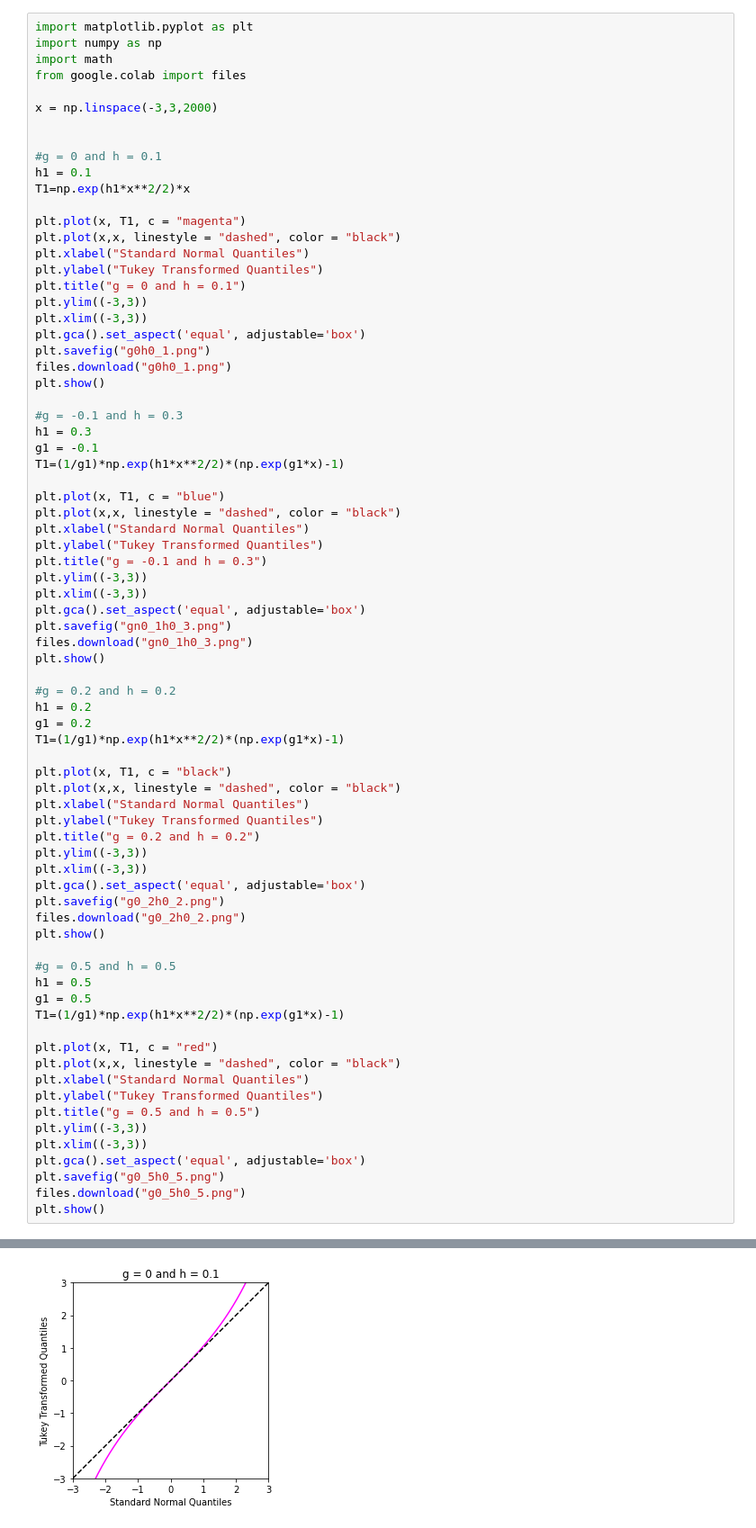
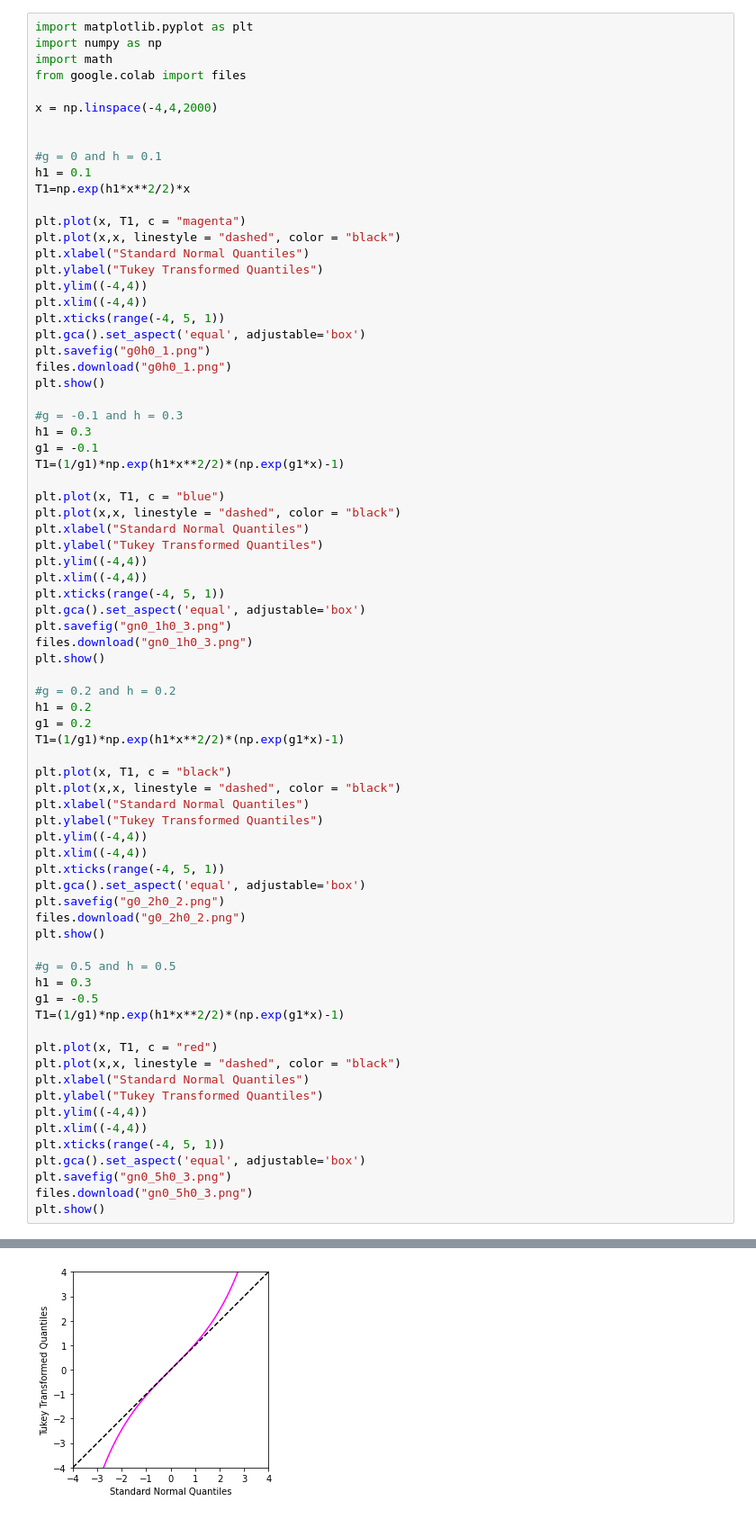
Before and after one commit to QuantLet/Tukey, a Jupyter notebook: TukeyTransformPlot/TukeyTransformPlot.ipynb, the cells around one changed output, grey strips where cells are left out. Shown at 90% size. Drawn from its saved outputs; the diff is of its cells as text.

```diff
--- a/TukeyTransformPlot/TukeyTransformPlot.ipynb
+++ b/TukeyTransformPlot/TukeyTransformPlot.ipynb
@@ -6,7 +6,7 @@ import numpy as np
 import math
 from google.colab import files
 
-x = np.linspace(-3,3,2000)
+x = np.linspace(-4,4,2000)
 
 
 #g = 0 and h = 0.1
@@ -17,9 +17,9 @@ plt.plot(x, T1, c = "magenta")
 plt.plot(x,x, linestyle = "dashed", color = "black")
 plt.xlabel("Standard Normal Quantiles")
 plt.ylabel("Tukey Transformed Quantiles")
-plt.title("g = 0 and h = 0.1")
-plt.ylim((-3,3))
-plt.xlim((-3,3))
+plt.ylim((-4,4))
+plt.xlim((-4,4))
+plt.xticks(range(-4, 5, 1))
 plt.gca().set_aspect('equal', adjustable='box')
 plt.savefig("g0h0_1.png")
 files.download("g0h0_1.png")
@@ -34,50 +34,50 @@ plt.plot(x, T1, c = "blue")
 plt.plot(x,x, linestyle = "dashed", color = "black")
 plt.xlabel("Standard Normal Quantiles")
 plt.ylabel("Tukey Transformed Quantiles")
-plt.title("g = -0.1 and h = 0.3")
-plt.ylim((-3,3))
-plt.xlim((-3,3))
+plt.ylim((-4,4))
+plt.xlim((-4,4))
+plt.xticks(range(-4, 5, 1))
 plt.gca().set_aspect('equal', adjustable='box')
 plt.savefig("gn0_1h0_3.png")
 files.download("gn0_1h0_3.png")
 plt.show()
 
 #g = 0.2 and h = 0.2
 h1 = 0.2
 g1 = 0.2
 T1=(1/g1)*np.exp(h1*x**2/2)*(np.exp(g1*x)-1)
 
 plt.plot(x, T1, c = "black")
 plt.plot(x,x, linestyle = "dashed", color = "black")
 plt.xlabel("Standard Normal Quantiles")
 plt.ylabel("Tukey Transformed Quantiles")
-plt.title("g = 0.2 and h = 0.2")
-plt.ylim((-3,3))
-plt.xlim((-3,3))
+plt.ylim((-4,4))
+plt.xlim((-4,4))
+plt.xticks(range(-4, 5, 1))
 plt.gca().set_aspect('equal', adjustable='box')
 plt.savefig("g0_2h0_2.png")
 files.download("g0_2h0_2.png")
 plt.show()
 
 #g = 0.5 and h = 0.5
-h1 = 0.5
-g1 = 0.5
+h1 = 0.3
+g1 = -0.5
 T1=(1/g1)*np.exp(h1*x**2/2)*(np.exp(g1*x)-1)
 
 plt.plot(x, T1, c = "red")
 plt.plot(x,x, linestyle = "dashed", color = "black")
 plt.xlabel("Standard Normal Quantiles")
 plt.ylabel("Tukey Transformed Quantiles")
-plt.title("g = 0.5 and h = 0.5")
-plt.ylim((-3,3))
-plt.xlim((-3,3))
+plt.ylim((-4,4))
+plt.xlim((-4,4))
+plt.xticks(range(-4, 5, 1))
 plt.gca().set_aspect('equal', adjustable='box')
-plt.savefig("g0_5h0_5.png")
-files.download("g0_5h0_5.png")
+plt.savefig("gn0_5h0_3.png")
+files.download("gn0_5h0_3.png")
 plt.show()
 # %% [output]
 [interactive output not drawn]
 [interactive output not drawn]
-[figure, old version]
+[figure, new version]
 [interactive output not drawn]
 [interactive output not drawn]
```
Also changed, not shown: parts of 1 cell of this notebook.
